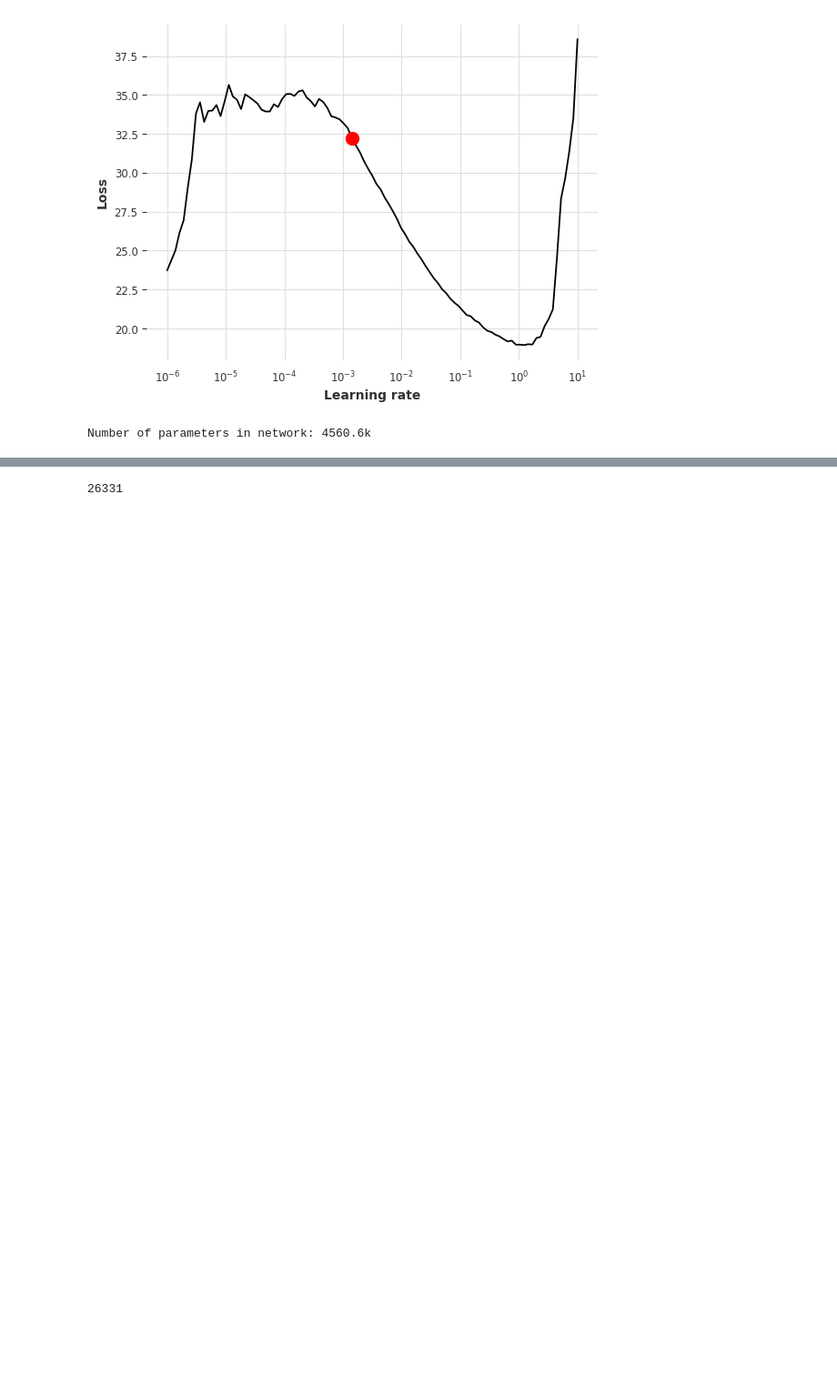
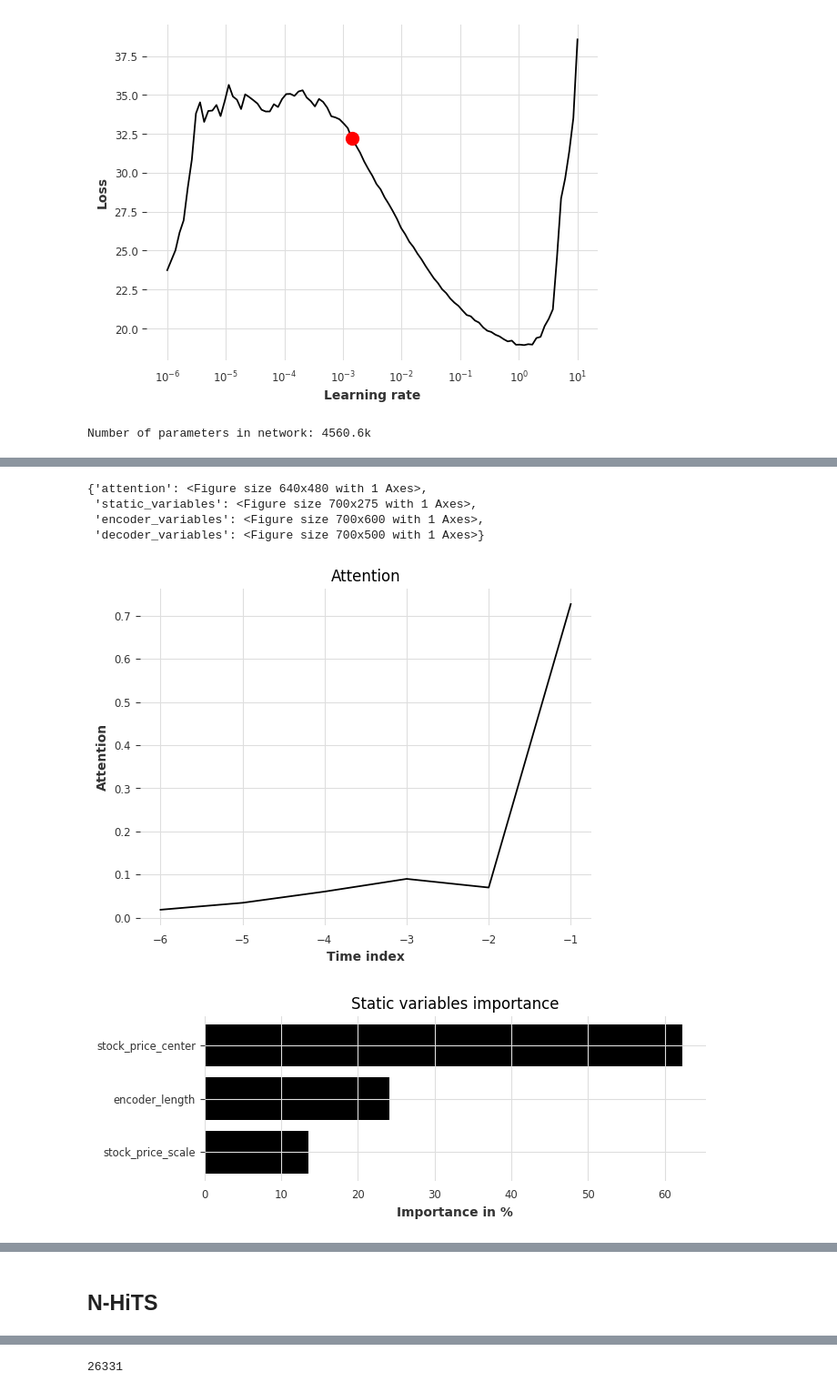
Before and after one commit to Noorasyikeen/InvestoInsight, a Jupyter notebook: notebooks/huiye-model.ipynb, the cells around one changed output, grey strips where cells are left out. Shown at 91% size. Cells and saved outputs as stored; diff of their text form; code cells hidden in the pictures; blank space fills up the shorter version.

```diff
--- a/notebooks/huiye-model.ipynb
+++ b/notebooks/huiye-model.ipynb
@@ -512,0 +762,11 @@ for idx in range(10):  # plot 10 examples
+# %%
+# Variable importance
+interpretation = best_tft.interpret_output(raw_predictions.output, reduction='sum')
+best_tft.plot_interpretation(interpretation)
+# %% [output]
+{'attention': <Figure size 640x480 with 1 Axes>,
+ 'static_variables': <Figure size 700x275 with 1 Axes>,
+ 'encoder_variables': <Figure size 700x600 with 1 Axes>,
+ 'decoder_variables': <Figure size 700x500 with 1 Axes>}
+[figure, added]
+[figure, added]
@@ -512,0 +775,2 @@ for idx in range(10):  # plot 10 examples
+# %% [markdown]
+## N-HiTS
```
Also changed, not shown: parts of 46 cells of this notebook.
